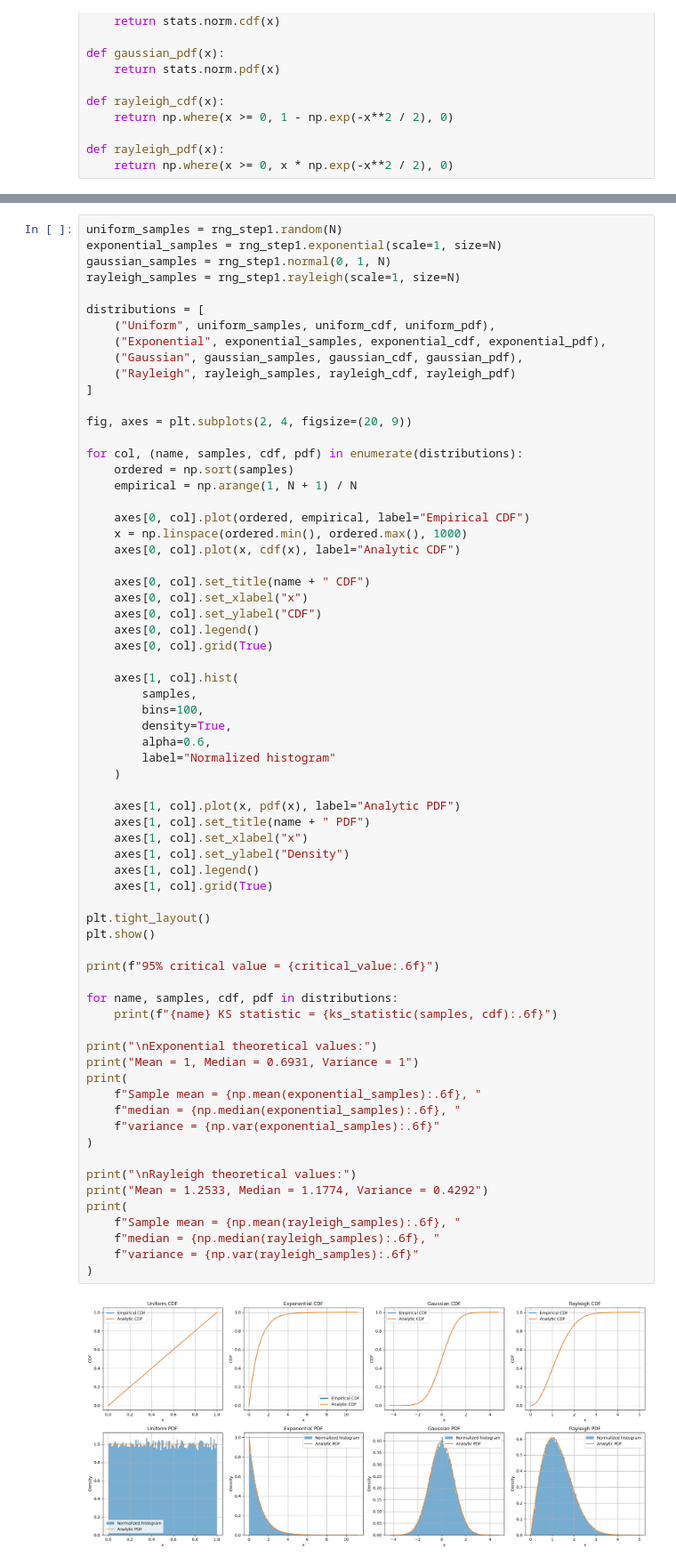
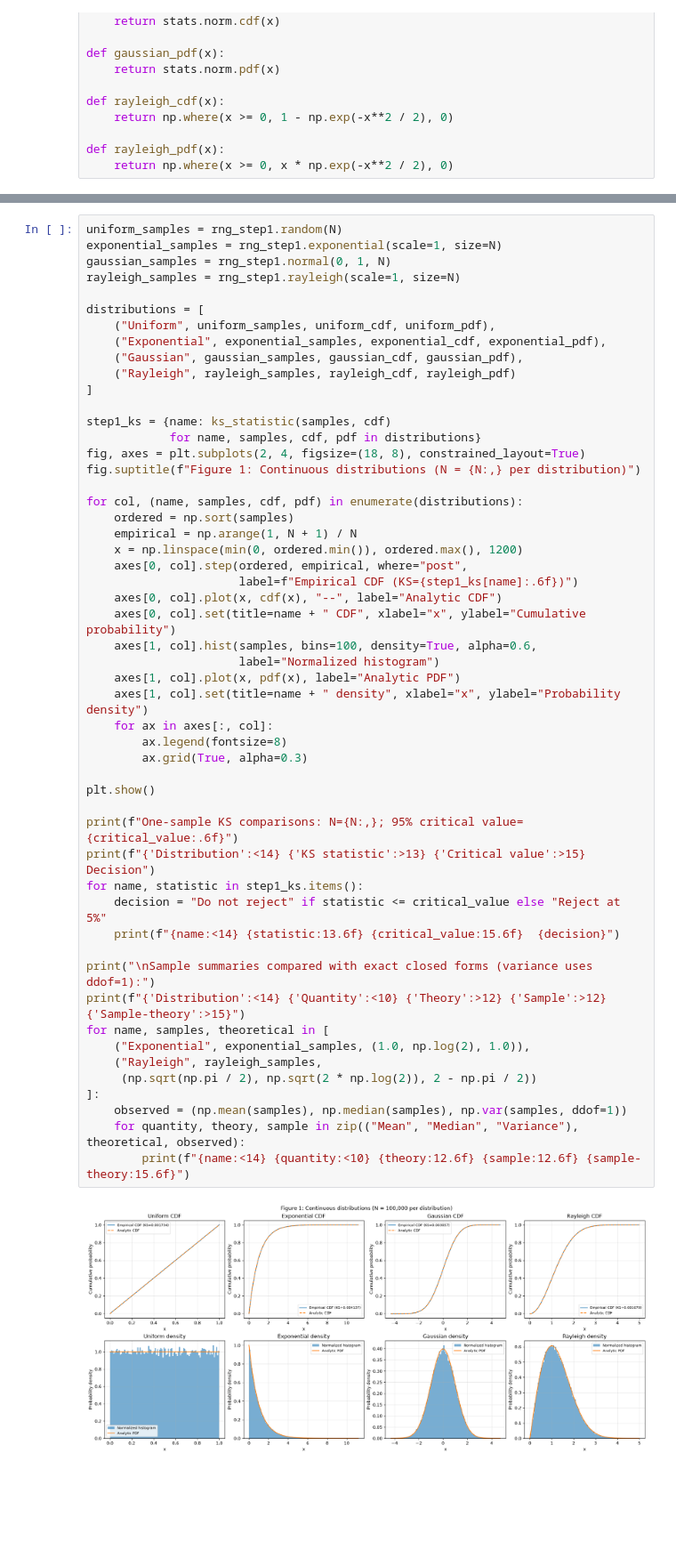
Before and after one commit to dnomhciR/ECE3715_MP2, a Jupyter notebook: mp2.ipynb, the cells around one changed output, grey strips where cells are left out. Shown at 89% size. Cells and saved outputs as stored; diff of their text form; blank space fills up the shorter version.

```diff
--- a/mp2.ipynb
+++ b/mp2.ipynb
@@ -141,69 +117,54 @@ def rayleigh_pdf(x):
 # %%
 uniform_samples = rng_step1.random(N)
 exponential_samples = rng_step1.exponential(scale=1, size=N)
 gaussian_samples = rng_step1.normal(0, 1, N)
 rayleigh_samples = rng_step1.rayleigh(scale=1, size=N)
 
 distributions = [
     ("Uniform", uniform_samples, uniform_cdf, uniform_pdf),
     ("Exponential", exponential_samples, exponential_cdf, exponential_pdf),
     ("Gaussian", gaussian_samples, gaussian_cdf, gaussian_pdf),
     ("Rayleigh", rayleigh_samples, rayleigh_cdf, rayleigh_pdf)
 ]
 
-fig, axes = plt.subplots(2, 4, figsize=(20, 9))
+step1_ks = {name: ks_statistic(samples, cdf)
+            for name, samples, cdf, pdf in distributions}
+fig, axes = plt.subplots(2, 4, figsize=(18, 8), constrained_layout=True)
+fig.suptitle(f"Figure 1: Continuous distributions (N = {N:,} per distribution)")
 
 for col, (name, samples, cdf, pdf) in enumerate(distributions):
     ordered = np.sort(samples)
     empirical = np.arange(1, N + 1) / N
+    x = np.linspace(min(0, ordered.min()), ordered.max(), 1200)
+    axes[0, col].step(ordered, empirical, where="post",
+                      label=f"Empirical CDF (KS={step1_ks[name]:.6f})")
+    axes[0, col].plot(x, cdf(x), "--", label="Analytic CDF")
+    axes[0, col].set(title=name + " CDF", xlabel="x", ylabel="Cumulative probability")
+    axes[1, col].hist(samples, bins=100, density=True, alpha=0.6,
+                      label="Normalized histogram")
+    axes[1, col].plot(x, pdf(x), label="Analytic PDF")
+    axes[1, col].set(title=name + " density", xlabel="x", ylabel="Probability density")
+    for ax in axes[:, col]:
+        ax.legend(fontsize=8)
+        ax.grid(True, alpha=0.3)
 
-    axes[0, col].plot(ordered, empirical, label="Empirical CDF")
-    x = np.linspace(ordered.min(), ordered.max(), 1000)
-    axes[0, col].plot(x, cdf(x), label="Analytic CDF")
-
-    axes[0, col].set_title(name + " CDF")
-    axes[0, col].set_xlabel("x")
-    axes[0, col].set_ylabel("CDF")
-    axes[0, col].legend()
-    axes[0, col].grid(True)
-
-    axes[1, col].hist(
-        samples,
-        bins=100,
-        density=True,
-        alpha=0.6,
-        label="Normalized histogram"
-    )
-
-    axes[1, col].plot(x, pdf(x), label="Analytic PDF")
-    axes[1, col].set_title(name + " PDF")
-    axes[1, col].set_xlabel("x")
-    axes[1, col].set_ylabel("Density")
-    axes[1, col].legend()
-    axes[1, col].grid(True)
-
-plt.tight_layout()
 plt.show()
 
-print(f"95% critical value = {critical_value:.6f}")
+print(f"One-sample KS comparisons: N={N:,}; 95% critical value={critical_value:.6f}")
+print(f"{'Distribution':<14} {'KS statistic':>13} {'Critical value':>15}  Decision")
+for name, statistic in step1_ks.items():
+    decision = "Do not reject" if statistic <= critical_value else "Reject at 5%"
+    print(f"{name:<14} {statistic:13.6f} {critical_value:15.6f}  {decision}")
 
-for name, samples, cdf, pdf in distributions:
-    print(f"{name} KS statistic = {ks_statistic(samples, cdf):.6f}")
-
-print("\nExponential theoretical values:")
-print("Mean = 1, Median = 0.6931, Variance = 1")
-print(
-    f"Sample mean = {np.mean(exponential_samples):.6f}, "
-    f"median = {np.median(exponential_samples):.6f}, "
-    f"variance = {np.var(exponential_samples):.6f}"
-)
-
-print("\nRayleigh theoretical values:")
-print("Mean = 1.2533, Median = 1.1774, Variance = 0.4292")
-print(
-    f"Sample mean = {np.mean(rayleigh_samples):.6f}, "
-    f"median = {np.median(rayleigh_samples):.6f}, "
-    f"variance = {np.var(rayleigh_samples):.6f}"
-)
+print("\nSample summaries compared with exact closed forms (variance uses ddof=1):")
+print(f"{'Distribution':<14} {'Quantity':<10} {'Theory':>12} {'Sample':>12} {'Sample-theory':>15}")
+for name, samples, theoretical in [
+    ("Exponential", exponential_samples, (1.0, np.log(2), 1.0)),
+    ("Rayleigh", rayleigh_samples,
+     (np.sqrt(np.pi / 2), np.sqrt(2 * np.log(2)), 2 - np.pi / 2))
+]:
+    observed = (np.mean(samples), np.median(samples), np.var(samples, ddof=1))
+    for quantity, theory, sample in zip(("Mean", "Median", "Variance"), theoretical, observed):
+        print(f"{name:<14} {quantity:<10} {theory:12.6f} {sample:12.6f} {sample-theory:15.6f}")
 # %% [output]
-[figure, old version]
+[figure, new version]
```
Also changed, not shown: parts of 22 cells of this notebook.
